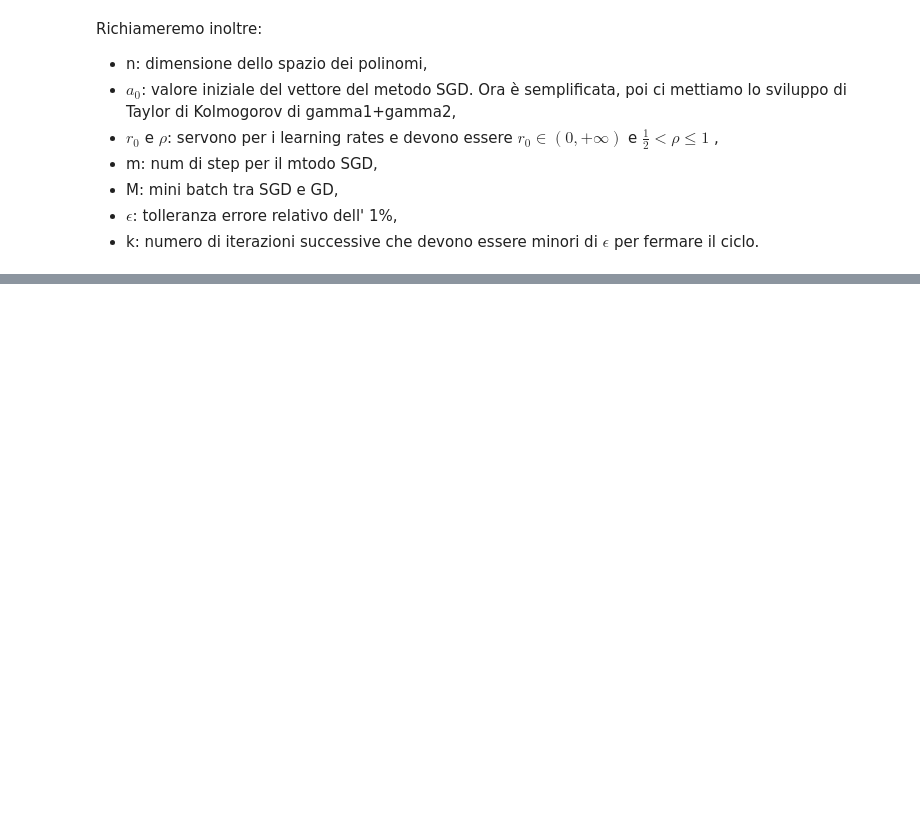
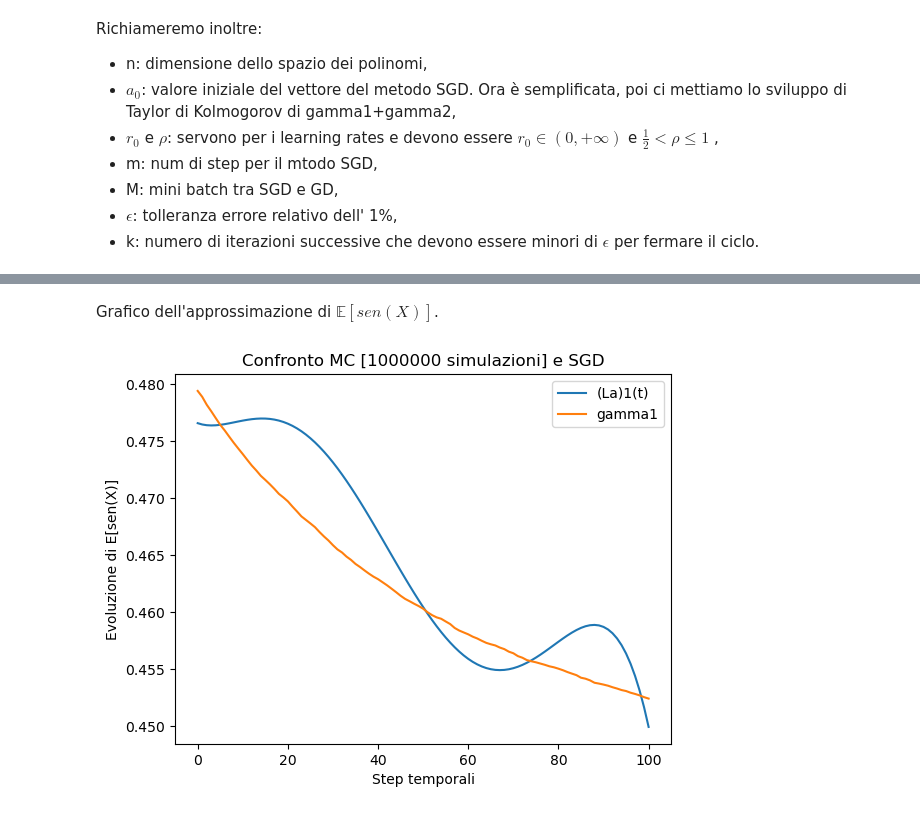
Before and after one commit to amatoandre/TESI, a Jupyter notebook: test_SGD.ipynb, the cells around one changed output, grey strips where cells are left out. Saved outputs shown, nothing was run; the diff lists cells and outputs as text; code cells hidden in the pictures; blank space fills up the shorter version.

```diff
--- a/test_SGD.ipynb
+++ b/test_SGD.ipynb
@@ -160,32 +193,3 @@ Inoltre questa funzione che ci permette di ottenere il numero di step di converg
-# %%
-def discesa_stocastica_del_gradiente(a1_0, a2_0, n, r0, rho, sigma, N, M, X0, eps, k, h, g):
-    a1 = a1_0
-    a2 = a2_0
-    m = 0
-    cont = [[eps+1 for i in range(k)], [eps+1 for i in range(k)]]
-
-    while ( True in [ cont[0][i] >= eps or cont[1][i] >= eps  for i in range(-1,-(k+1),-1)] ):
-    # while ((cont[0][-1] >= eps) or (cont[0][-2] >= eps) or (cont[0][-3] >= eps)) or ((cont[1][-1] >= eps) or (cont[1][-2] >= eps) or (cont[1][-3] >= eps)):
-        eta = r0 / ((m + 1) ** rho)
-
-        Z, Ztilde, Y1tilde, Y2tilde = eulero(a1, a2, sigma, n, N, M, X0, h, g)
-
-        v1, v2 = gradiente(Z, Ztilde, Y1tilde, Y2tilde, a1, a2, n, M, h, g)
-
-        a1_succ = a1 - eta * v1
-        a2_succ = a2 - eta * v2
-
-        cont[0].append( LA.norm(np.dot(a1,g) - np.dot(a1_succ,g)) / LA.norm(np.dot(a1,g)) )
-        cont[1].append( LA.norm(np.dot(a2,g) - np.dot(a2_succ,g)) / LA.norm(np.dot(a2,g)) )
-        m = m + 1
-
-        a1 = a1_succ
-        a2 = a2_succ
-
-        if m >= 50000:
-            break
-
-    return a1, a2, m
 # %% [markdown]
 ## Main
 # %% [markdown]
@@ -275,0 +298,14 @@ Tempo di esecuzione con r0=5 e rho=0.7:  44.84375
+# %% [markdown]
+Grafico dell'approssimazione di $\mathbb{E}[sen(X)]$.
+# %%
+fig = plt.figure()
+plt.title("Confronto MC [" + str(M1) + " simulazioni] e SGD")
+plt.xlabel("Step temporali")
+plt.ylabel("Evoluzione di E[sen(X)]")
+# plt.ylim(0.4, 0.9) # se non c'è il grafico è molto zoomato
+plt.plot(np.dot(a1, g), label='(La)1(t)')
+plt.plot(gamma1, label='gamma1')
+plt.legend()
+plt.show()
+# %% [output]
+[figure, added]
```
Also changed, not shown: parts of 20 cells of this notebook, 1 other file.
